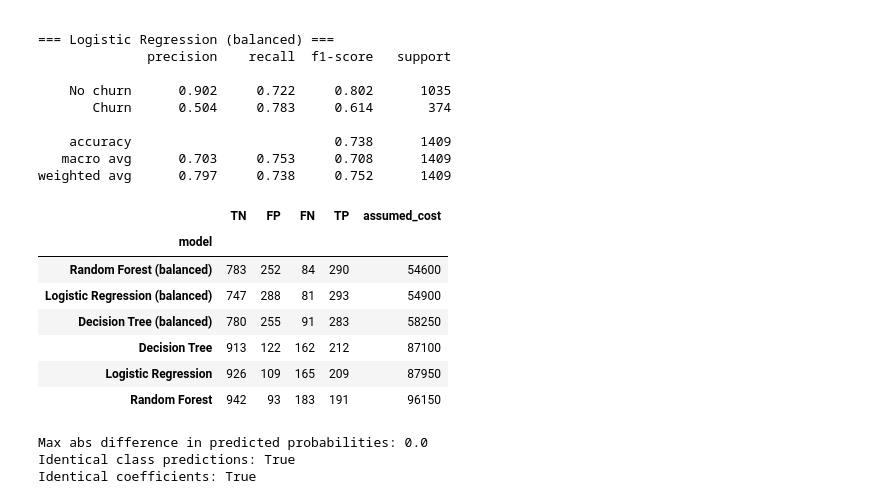
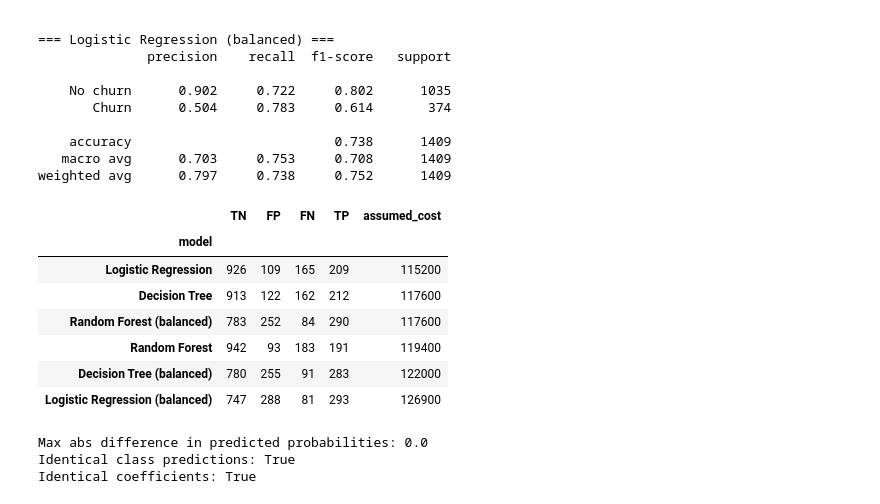
Before and after one commit to pavannangadi/Customer-Churn-Prediction-Telco-, a Jupyter notebook: notebooks/customer_churn_analysis.ipynb, the cells around one changed output. Drawn from its saved outputs; the diff is of its cells as text; code cells hidden in the pictures.

Commit message:
Add cost sensitivity analysis

```diff
--- a/notebooks/customer_churn_analysis.ipynb
+++ b/notebooks/customer_churn_analysis.ipynb
@@ -378,26 +378,26 @@ weighted avg      0.797     0.738     0.752      1409
 # %%
 from sklearn.metrics import confusion_matrix
 
 COST_FN = 500   # ASSUMPTION: cost of losing a churner we failed to flag (lost revenue)
-COST_FP = 50    # ASSUMPTION: cost of a retention offer sent to someone who wasn't leaving
+COST_FP = 300    # ASSUMPTION: cost of a retention offer sent to someone who wasn't leaving
 
 rows = []
 for name, pipe in models.items():
     tn, fp, fn, tp = confusion_matrix(y_test, pipe.predict(X_test)).ravel()
     rows.append({"model": name, "TN": tn, "FP": fp, "FN": fn, "TP": tp,
                  "assumed_cost": fn * COST_FN + fp * COST_FP})
 
 cost_df = pd.DataFrame(rows).set_index("model")
 display(cost_df.sort_values("assumed_cost"))
 # %% [output]
 |  | TN | FP | FN | TP | assumed_cost |
 | model |  |  |  |  |  |
-| Random Forest (balanced) | 783 | 252 | 84 | 290 | 54600 |
-| Logistic Regression (balanced) | 747 | 288 | 81 | 293 | 54900 |
-| Decision Tree (balanced) | 780 | 255 | 91 | 283 | 58250 |
-| Decision Tree | 913 | 122 | 162 | 212 | 87100 |
-| Logistic Regression | 926 | 109 | 165 | 209 | 87950 |
-| Random Forest | 942 | 93 | 183 | 191 | 96150 |
+| Logistic Regression | 926 | 109 | 165 | 209 | 115200 |
+| Decision Tree | 913 | 122 | 162 | 212 | 117600 |
+| Random Forest (balanced) | 783 | 252 | 84 | 290 | 117600 |
+| Random Forest | 942 | 93 | 183 | 191 | 119400 |
+| Decision Tree (balanced) | 780 | 255 | 91 | 283 | 122000 |
+| Logistic Regression (balanced) | 747 | 288 | 81 | 293 | 126900 |
 # %%
 import joblib
 importlib.reload(eval_mod)
```
